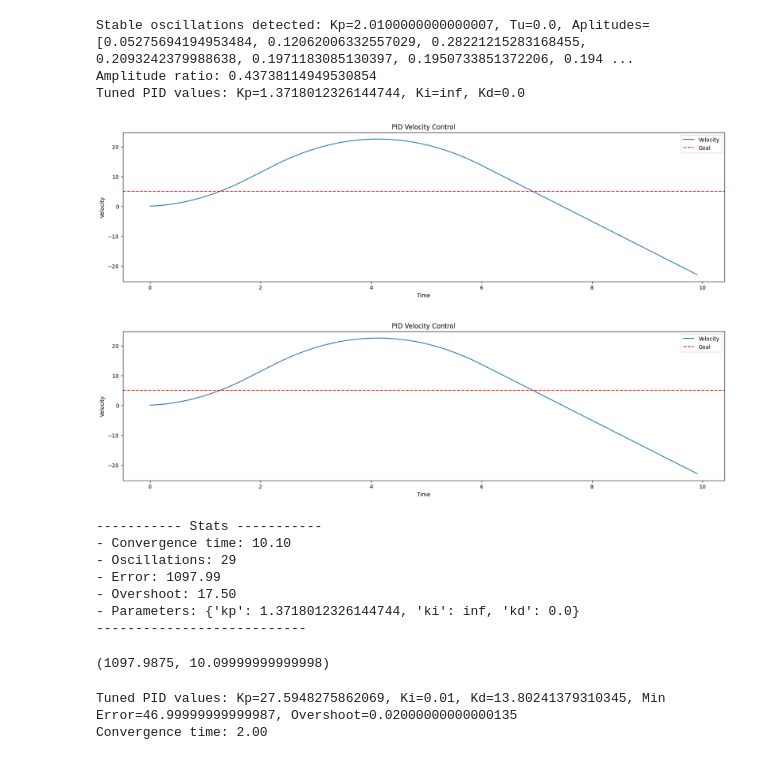
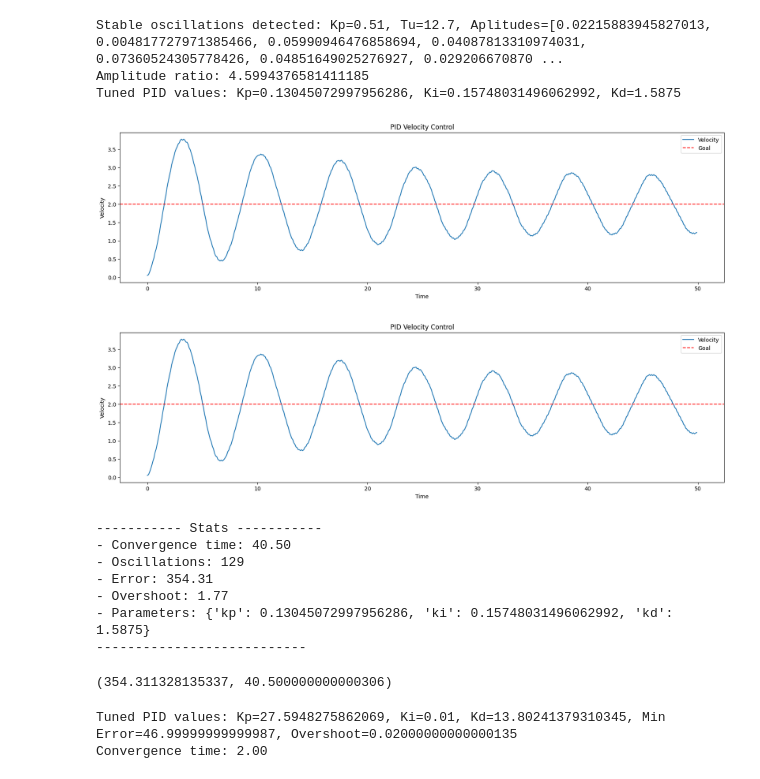
Before and after one commit to Forsyth-Creations/ros_rigor, a Jupyter notebook: src/hermes_swerve_module/hermes_swerve_module/pid.ipynb, the cells around one changed output. Saved outputs shown, nothing was run; the diff lists cells and outputs as text; code cells hidden in the pictures.

```diff
--- a/src/hermes_swerve_module/hermes_swerve_module/pid.ipynb
+++ b/src/hermes_swerve_module/hermes_swerve_module/pid.ipynb
@@ -442,42 +442,42 @@ Convergence time: 2.00
 # %%
 pid = NewPID(intertia=moment_of_inertia, max_torque=max_torque, logging=True, accel_damping=accel_damping)
 pid.reset()
-params = pid.auto_tune_zieger(goal, max_time = time_frame)
+params = pid.auto_tune_zieger(goal, max_time = time_frame * 10)
 pid.reset()
-time = np.arange(0, time_frame, dt)
+time = np.arange(0, time_frame * 10, dt)
 data = []
 
 # Try and run the simulation
 for _ in time:
     actual = pid.simulate_motion(goal)
     data.append(actual)
 
 # Create a Graph
 plt.figure(figsize=(20, 5))
 plt.plot(time, data, label="Velocity")
 plt.axhline(y=goal, color='r', linestyle='--', label="Goal")
 plt.xlabel("Time")
 plt.ylabel("Velocity")
 plt.title("PID Velocity Control")
 plt.legend()
 plt.show()
 
 # Run the simulation based on the pid values, and then plot the acceleration data
-run_simulation(pid, goal, time_frame, params, dt, file_name = "pid_velocity_control_zieger.png")
+run_simulation(pid, goal, time_frame * 10, params, dt, file_name = "pid_velocity_control_zieger.png")
 # %% [output]
-Stable oscillations detected: Kp=2.0100000000000007, Tu=0.0, Aplitudes=[0.05275694194953484, 0.12062006332557029, 0.28221215283168455, 0.2093242379988638, 0.1971183085130397, 0.1950733851372206, 0.194 ...
-Amplitude ratio: 0.43738114949530854
-Tuned PID values: Kp=1.3718012326144744, Ki=inf, Kd=0.0
+Stable oscillations detected: Kp=0.51, Tu=12.7, Aplitudes=[0.02215883945827013, 0.004817727971385466, 0.05990946476858694, 0.04087813310974031, 0.07360524305778426, 0.04851649025276927, 0.029206670870 ...
+Amplitude ratio: 4.5994376581411185
+Tuned PID values: Kp=0.13045072997956286, Ki=0.15748031496062992, Kd=1.5875
-[figure, old version]
+[figure, new version]
-[figure, old version]
+[figure, new version]
 ----------- Stats -----------
-- Convergence time: 10.10
-- Oscillations: 29
-- Error: 1097.99
-- Overshoot: 17.50
-- Parameters: {'kp': 1.3718012326144744, 'ki': inf, 'kd': 0.0}
+- Convergence time: 40.50
+- Oscillations: 129
+- Error: 354.31
+- Overshoot: 1.77
+- Parameters: {'kp': 0.13045072997956286, 'ki': 0.15748031496062992, 'kd': 1.5875}
 ---------------------------
-(1097.9875, 10.09999999999998)
+(354.311328135337, 40.500000000000306)
 # %%
 pid = NewPID(intertia=moment_of_inertia, max_torque=max_torque, logging=True, accel_damping=accel_damping)
 pid.reset()
```
Also changed, not shown: parts of 4 cells of this notebook, 18 other files.
